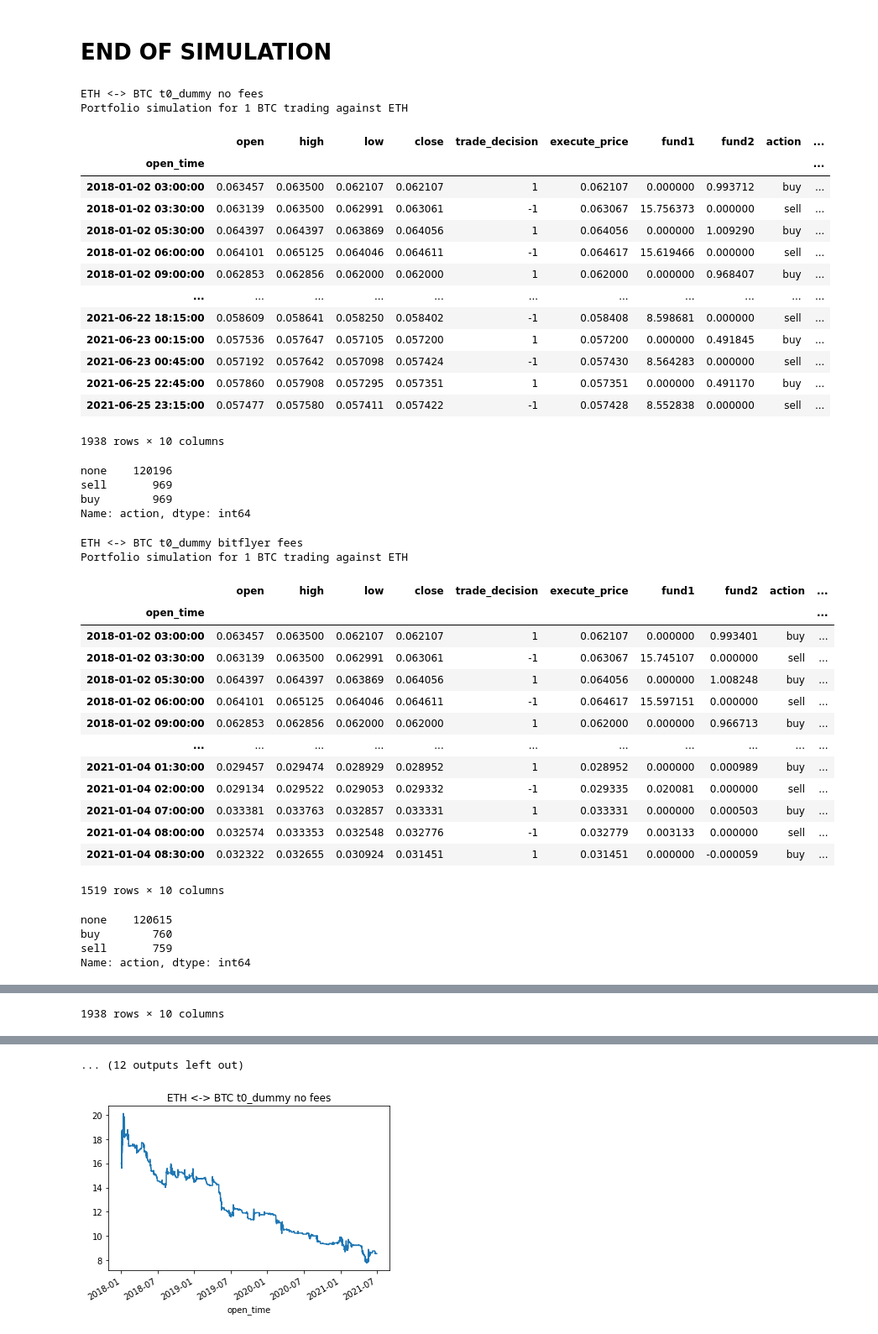
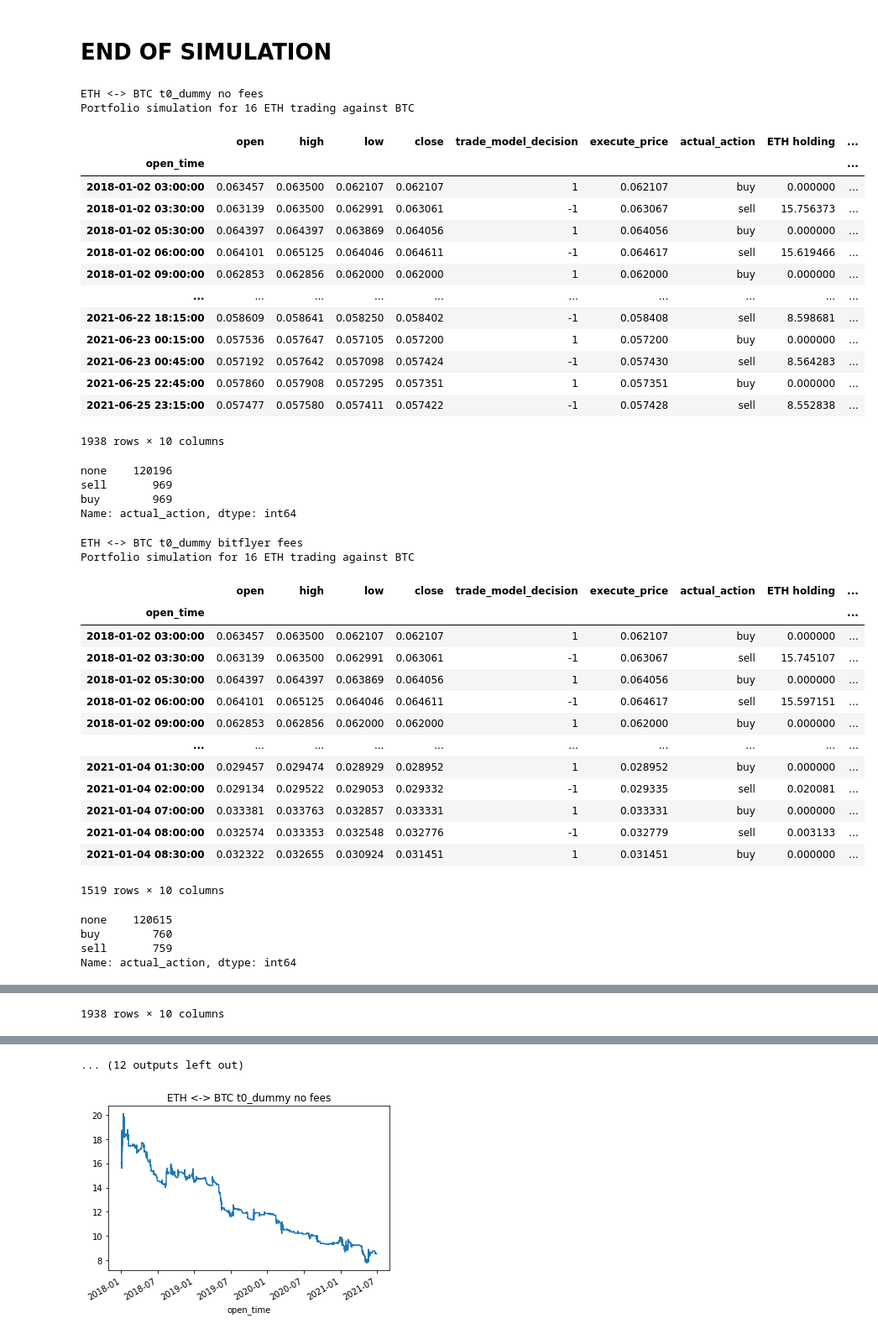
Before and after one commit to mads-swaps/swap-for-profit, a Jupyter notebook: aws/sam/mads-swap-app/swap_simulation/simulate_notebook.ipynb, the cells around one changed output, grey strips where cells are left out. Shown at 84% size. Saved outputs shown, nothing was run; the diff lists cells and outputs as text; code cells hidden in the pictures.

Commit message:
Labeling results better

```diff
--- a/aws/sam/mads-swap-app/swap_simulation/simulate_notebook.ipynb
+++ b/aws/sam/mads-swap-app/swap_simulation/simulate_notebook.ipynb
@@ -328,7 +328,7 @@ def simulate_portfolio(start_time, end_time, portfolio):
 
         batch_model_decision, batch_execute_price = model.make_decision(batch_data[columns], extra_data, info_dict)
 
-        ref_data['trade_decision'] = batch_model_decision.values
+        ref_data['trade_model_decision'] = batch_model_decision.values
 
         ref_data['execute_price'] = batch_execute_price.values
 
@@ -337,7 +337,7 @@ def simulate_portfolio(start_time, end_time, portfolio):
 
     results = pd.concat(all_output)
 
-    results[['fund1','fund2','action']] = np.nan
+    results[['actual_action','fund1','fund2']] = np.nan
     cur_funds = [starting_funds,0]
     results.iloc[0, results.columns.get_loc('fund1')] = starting_funds
     results.iloc[0, results.columns.get_loc('fund2')] = 0
@@ -346,25 +346,25 @@ def simulate_portfolio(start_time, end_time, portfolio):
 
     for x,r in results.iterrows():
         if cur_funds[0] > 0 and cur_funds[1] == 0:
-            if r['trade_decision'] > 0:
+            if r['trade_model_decision'] > 0:
                 cur_funds[1] = ((cur_funds[0]-trading_fees_buy) * r['execute_price']) * fee_multiplier
                 cur_funds[0] = 0
                 results.loc[x,'fund1'] = cur_funds[0]
                 results.loc[x,'fund2'] = cur_funds[1]
-                results.loc[x,'action'] = 'buy'
+                results.loc[x,'actual_action'] = 'buy'
         elif cur_funds[1] > 0 and cur_funds[0] == 0:
-            if r['trade_decision'] < 0:
+            if r['trade_model_decision'] < 0:
                 cur_funds[0] = ((cur_funds[1]-trading_fees_sell) / r['execute_price']) * fee_multiplier
                 cur_funds[1] = 0
                 results.loc[x,'fund1'] = cur_funds[0]
                 results.loc[x,'fund2'] = cur_funds[1]
-                results.loc[x,'action'] = 'sell'
+                results.loc[x,'actual_action'] = 'sell'
         else:
             # you have run out of money!
             pass
     results[['fund1','fund2']] = results[['fund1','fund2']].ffill()
     results['total_value'] = results['fund1'] + results['fund2'] / results['close']
-    results['action'] = results['action'].fillna('none')
+    results['actual_action'] = results['actual_action'].fillna('none')
     return portfolio_name, results
 # %% [markdown]
 # START OF SIMULATION
@@ -397,50 +397,50 @@ Final value: 0.1963216747013244
 # %% [markdown]
 # END OF SIMULATION
 # %%
-for k,v in simulation_results.items():
+for (k,v),p in zip(simulation_results.items(),portfolios):
     print(k)
     print(f"Portfolio simulation for {p['starting_funds']} {p['starting_coin']} trading against {p['pair_coin']}")
-    display(v[v['action']!='none'])
-    display(v['action'].value_counts())
+    display(v[v['actual_action']!='none'].rename(columns={'fund1':f"{p['starting_coin']} holding",'fund2':f"{p['pair_coin']} holding",'total_value':f'{p["starting_coin"]} value after trade'}))
+    display(v['actual_action'].value_counts())
 # %% [output]
 ETH <-> BTC t0_dummy no fees
-Portfolio simulation for 1 BTC trading against ETH
+Portfolio simulation for 16 ETH trading against BTC
-|  | open | high | low | close | trade_decision | execute_price | fund1 | fund2 | action | ... |
-| open_time |  |  |  |  |  |  |  |  |  | ... |
-| 2018-01-02 03:00:00 | 0.063457 | 0.063500 | 0.062107 | 0.062107 | 1 | 0.062107 | 0.000000 | 0.993712 | buy | ... |
-| 2018-01-02 03:30:00 | 0.063139 | 0.063500 | 0.062991 | 0.063061 | -1 | 0.063067 | 15.756373 | 0.000000 | sell | ... |
-| 2018-01-02 05:30:00 | 0.064397 | 0.064397 | 0.063869 | 0.064056 | 1 | 0.064056 | 0.000000 | 1.009290 | buy | ... |
-| 2018-01-02 06:00:00 | 0.064101 | 0.065125 | 0.064046 | 0.064611 | -1 | 0.064617 | 15.619466 | 0.000000 | sell | ... |
-| 2018-01-02 09:00:00 | 0.062853 | 0.062856 | 0.062000 | 0.062000 | 1 | 0.062000 | 0.000000 | 0.968407 | buy | ... |
-| ... | ... | ... | ... | ... | ... | ... | ... | ... | ... | ... |
-| 2021-06-22 18:15:00 | 0.058609 | 0.058641 | 0.058250 | 0.058402 | -1 | 0.058408 | 8.598681 | 0.000000 | sell | ... |
-| 2021-06-23 00:15:00 | 0.057536 | 0.057647 | 0.057105 | 0.057200 | 1 | 0.057200 | 0.000000 | 0.491845 | buy | ... |
-| 2021-06-23 00:45:00 | 0.057192 | 0.057642 | 0.057098 | 0.057424 | -1 | 0.057430 | 8.564283 | 0.000000 | sell | ... |
-| 2021-06-25 22:45:00 | 0.057860 | 0.057908 | 0.057295 | 0.057351 | 1 | 0.057351 | 0.000000 | 0.491170 | buy | ... |
-| 2021-06-25 23:15:00 | 0.057477 | 0.057580 | 0.057411 | 0.057422 | -1 | 0.057428 | 8.552838 | 0.000000 | sell | ... |
+|  | open | high | low | close | trade_model_decision | execute_price | actual_action | ETH holding | ... |
+| open_time |  |  |  |  |  |  |  |  | ... |
+| 2018-01-02 03:00:00 | 0.063457 | 0.063500 | 0.062107 | 0.062107 | 1 | 0.062107 | buy | 0.000000 | ... |
+| 2018-01-02 03:30:00 | 0.063139 | 0.063500 | 0.062991 | 0.063061 | -1 | 0.063067 | sell | 15.756373 | ... |
+| 2018-01-02 05:30:00 | 0.064397 | 0.064397 | 0.063869 | 0.064056 | 1 | 0.064056 | buy | 0.000000 | ... |
+| 2018-01-02 06:00:00 | 0.064101 | 0.065125 | 0.064046 | 0.064611 | -1 | 0.064617 | sell | 15.619466 | ... |
+| 2018-01-02 09:00:00 | 0.062853 | 0.062856 | 0.062000 | 0.062000 | 1 | 0.062000 | buy | 0.000000 | ... |
+| ... | ... | ... | ... | ... | ... | ... | ... | ... | ... |
+| 2021-06-22 18:15:00 | 0.058609 | 0.058641 | 0.058250 | 0.058402 | -1 | 0.058408 | sell | 8.598681 | ... |
+| 2021-06-23 00:15:00 | 0.057536 | 0.057647 | 0.057105 | 0.057200 | 1 | 0.057200 | buy | 0.000000 | ... |
+| 2021-06-23 00:45:00 | 0.057192 | 0.057642 | 0.057098 | 0.057424 | -1 | 0.057430 | sell | 8.564283 | ... |
+| 2021-06-25 22:45:00 | 0.057860 | 0.057908 | 0.057295 | 0.057351 | 1 | 0.057351 | buy | 0.000000 | ... |
+| 2021-06-25 23:15:00 | 0.057477 | 0.057580 | 0.057411 | 0.057422 | -1 | 0.057428 | sell | 8.552838 | ... |
 1938 rows × 10 columns
 none    120196
 sell       969
 buy        969
-Name: action, dtype: int64
+Name: actual_action, dtype: int64
 ETH <-> BTC t0_dummy bitflyer fees
-Portfolio simulation for 1 BTC trading against ETH
+Portfolio simulation for 16 ETH trading against BTC
-|  | open | high | low | close | trade_decision | execute_price | fund1 | fund2 | action | ... |
-| open_time |  |  |  |  |  |  |  |  |  | ... |
-| 2018-01-02 03:00:00 | 0.063457 | 0.063500 | 0.062107 | 0.062107 | 1 | 0.062107 | 0.000000 | 0.993401 | buy | ... |
-| 2018-01-02 03:30:00 | 0.063139 | 0.063500 | 0.062991 | 0.063061 | -1 | 0.063067 | 15.745107 | 0.000000 | sell | ... |
-| 2018-01-02 05:30:00 | 0.064397 | 0.064397 | 0.063869 | 0.064056 | 1 | 0.064056 | 0.000000 | 1.008248 | buy | ... |
-| 2018-01-02 06:00:00 | 0.064101 | 0.065125 | 0.064046 | 0.064611 | -1 | 0.064617 | 15.597151 | 0.000000 | sell | ... |
-| 2018-01-02 09:00:00 | 0.062853 | 0.062856 | 0.062000 | 0.062000 | 1 | 0.062000 | 0.000000 | 0.966713 | buy | ... |
-| ... | ... | ... | ... | ... | ... | ... | ... | ... | ... | ... |
-| 2021-01-04 01:30:00 | 0.029457 | 0.029474 | 0.028929 | 0.028952 | 1 | 0.028952 | 0.000000 | 0.000989 | buy | ... |
-| 2021-01-04 02:00:00 | 0.029134 | 0.029522 | 0.029053 | 0.029332 | -1 | 0.029335 | 0.020081 | 0.000000 | sell | ... |
-| 2021-01-04 07:00:00 | 0.033381 | 0.033763 | 0.032857 | 0.033331 | 1 | 0.033331 | 0.000000 | 0.000503 | buy | ... |
-| 2021-01-04 08:00:00 | 0.032574 | 0.033353 | 0.032548 | 0.032776 | -1 | 0.032779 | 0.003133 | 0.000000 | sell | ... |
-| 2021-01-04 08:30:00 | 0.032322 | 0.032655 | 0.030924 | 0.031451 | 1 | 0.031451 | 0.000000 | -0.000059 | buy | ... |
+|  | open | high | low | close | trade_model_decision | execute_price | actual_action | ETH holding | ... |
+| open_time |  |  |  |  |  |  |  |  | ... |
+| 2018-01-02 03:00:00 | 0.063457 | 0.063500 | 0.062107 | 0.062107 | 1 | 0.062107 | buy | 0.000000 | ... |
+| 2018-01-02 03:30:00 | 0.063139 | 0.063500 | 0.062991 | 0.063061 | -1 | 0.063067 | sell | 15.745107 | ... |
+| 2018-01-02 05:30:00 | 0.064397 | 0.064397 | 0.063869 | 0.064056 | 1 | 0.064056 | buy | 0.000000 | ... |
+| 2018-01-02 06:00:00 | 0.064101 | 0.065125 | 0.064046 | 0.064611 | -1 | 0.064617 | sell | 15.597151 | ... |
+| 2018-01-02 09:00:00 | 0.062853 | 0.062856 | 0.062000 | 0.062000 | 1 | 0.062000 | buy | 0.000000 | ... |
+| ... | ... | ... | ... | ... | ... | ... | ... | ... | ... |
+| 2021-01-04 01:30:00 | 0.029457 | 0.029474 | 0.028929 | 0.028952 | 1 | 0.028952 | buy | 0.000000 | ... |
+| 2021-01-04 02:00:00 | 0.029134 | 0.029522 | 0.029053 | 0.029332 | -1 | 0.029335 | sell | 0.020081 | ... |
+| 2021-01-04 07:00:00 | 0.033381 | 0.033763 | 0.032857 | 0.033331 | 1 | 0.033331 | buy | 0.000000 | ... |
+| 2021-01-04 08:00:00 | 0.032574 | 0.033353 | 0.032548 | 0.032776 | -1 | 0.032779 | sell | 0.003133 | ... |
+| 2021-01-04 08:30:00 | 0.032322 | 0.032655 | 0.030924 | 0.031451 | 1 | 0.031451 | buy | 0.000000 | ... |
 1519 rows × 10 columns
 none    120615
 buy        760
 sell       759
-Name: action, dtype: int64
+Name: actual_action, dtype: int64
 ETH <-> BTC t0_dummy 0.1% fees
```
Also changed, not shown: parts of 3 cells of this notebook.
